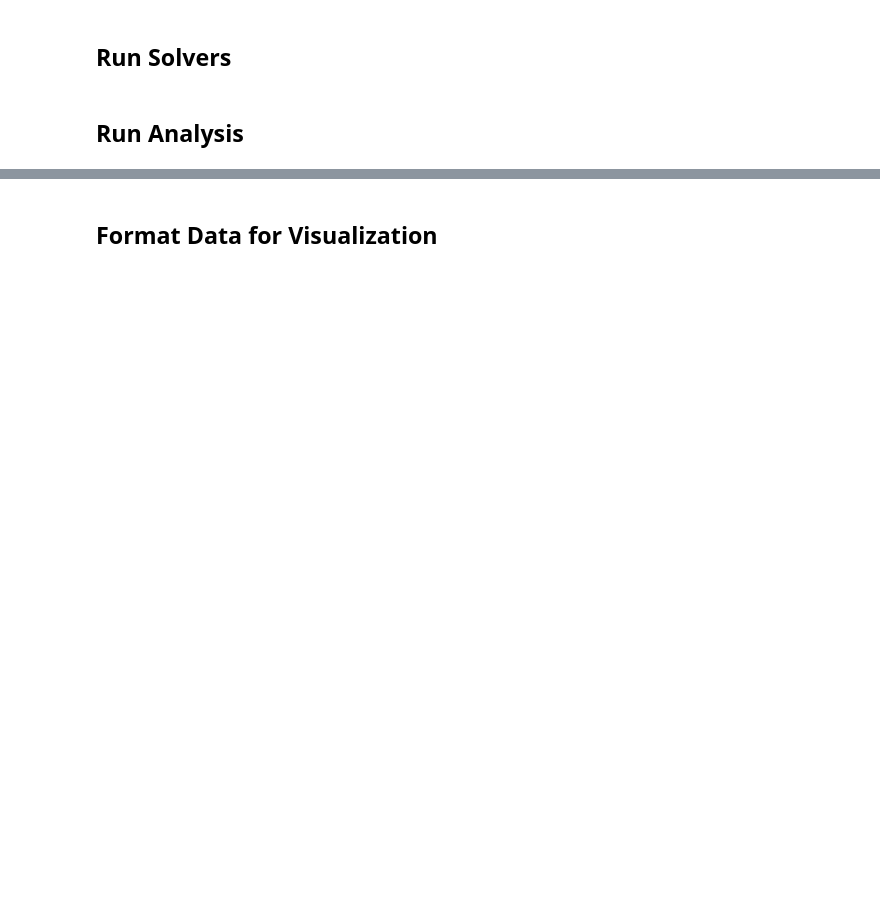
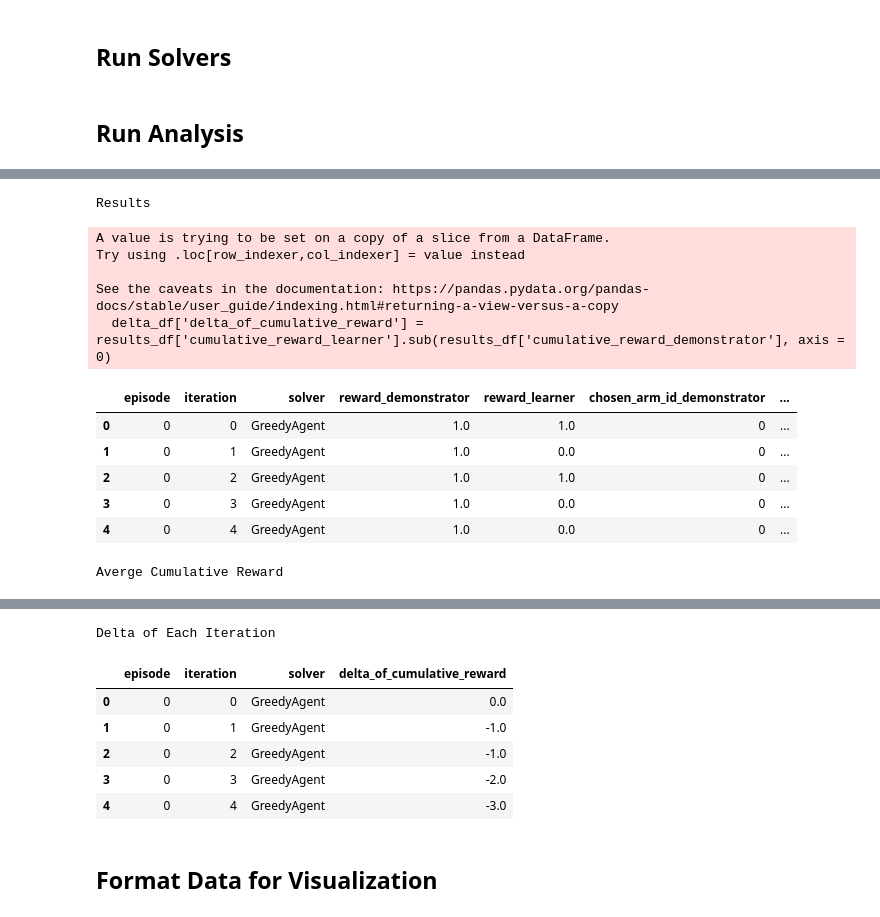
Before and after one commit to martinezjulio/socialmotivation, a Jupyter notebook: mamabp_visualizations.ipynb, the cells around one changed output, grey strips where cells are left out. Cells and saved outputs as stored; diff of their text form; code cells hidden in the pictures; blank space fills up the shorter version.

```diff
--- a/mamabp_visualizations.ipynb
+++ b/mamabp_visualizations.ipynb
@@ -107,0 +95,42 @@ results_df
+# %%
+# Add cumulative reward (over iterations) to results_df
+results_df = pd.read_csv('/Users/juliomartinez/Documents/PhD/socialmotivation/results.csv', index_col=0)
+results_df['cumulative_reward_demonstrator'] = results_df.groupby(['solver','episode'])['reward_demonstrator'].cumsum()
+results_df['cumulative_reward_learner'] = results_df.groupby(['solver','episode'])['reward_learner'].cumsum()
+
+# Compute average cumulative reward (average across episodes)
+avg_cumulative_reward_df['avg_cumulative_reward_demonstrator'] = results_df.groupby(['solver','iteration'])['cumulative_reward_demonstrator'].mean()
+avg_cumulative_reward_df['avg_cumulative_reward_learner'] = results_df.groupby(['solver','iteration'])['cumulative_reward_learner'].mean()
+avg_cumulative_reward_demonstrator = pd.Series(results_df.groupby(['solver','iteration'])['cumulative_reward_demonstrator'].mean(), name='avg_cumulative_reward_demonstrator')
+avg_cumulative_reward_learner = pd.Series(results_df.groupby(['solver','iteration'])['cumulative_reward_learner'].mean(), name='avg_cumulative_reward_learner')
+avg_cumulative_reward_df = pd.concat([avg_cumulative_reward_demonstrator,avg_cumulative_reward_learner],axis=1)
+avg_cumulative_reward_df['delta_of_avg_cumulative_reward'] = avg_cumulative_reward_df['avg_cumulative_reward_learner'].sub(avg_cumulative_reward_df['avg_cumulative_reward_demonstrator'], axis = 0)
+avg_cumulative_reward_df
+
+delta_df = results_df[['episode', 'iteration', 'solver']]
+delta_df['delta_of_cumulative_reward'] = results_df['cumulative_reward_learner'].sub(results_df['cumulative_reward_demonstrator'], axis = 0)
+results_df.head()
+
+
+print('\n\nResults')
+display(HTML(results_df.head().to_html()))
+
+print('\n\nAverge Cumulative Reward')
+display(HTML(avg_cumulative_reward_df.head().to_html()))
+
+print('\n\nDelta of Each Iteration')
+display(HTML(delta_df.head().to_html()))
+# %% [output]
+Results
+A value is trying to be set on a copy of a slice from a DataFrame.
+Try using .loc[row_indexer,col_indexer] = value instead
+
+See the caveats in the documentation: https://pandas.pydata.org/pandas-docs/stable/user_guide/indexing.html#returning-a-view-versus-a-copy
+  delta_df['delta_of_cumulative_reward'] = results_df['cumulative_reward_learner'].sub(results_df['cumulative_reward_demonstrator'], axis = 0)
+|  | episode | iteration | solver | reward_demonstrator | reward_learner | chosen_arm_id_demonstrator | ... |
+| 0 | 0 | 0 | GreedyAgent | 1.0 | 1.0 | 0 | ... |
+| 1 | 0 | 1 | GreedyAgent | 1.0 | 0.0 | 0 | ... |
+| 2 | 0 | 2 | GreedyAgent | 1.0 | 1.0 | 0 | ... |
+| 3 | 0 | 3 | GreedyAgent | 1.0 | 0.0 | 0 | ... |
+| 4 | 0 | 4 | GreedyAgent | 1.0 | 0.0 | 0 | ... |
+Averge Cumulative Reward
@@ -108,3 +144,10 @@ results_df
+Delta of Each Iteration
+|  | episode | iteration | solver | delta_of_cumulative_reward |
+| 0 | 0 | 0 | GreedyAgent | 0.0 |
+| 1 | 0 | 1 | GreedyAgent | -1.0 |
+| 2 | 0 | 2 | GreedyAgent | -1.0 |
+| 3 | 0 | 3 | GreedyAgent | -2.0 |
+| 4 | 0 | 4 | GreedyAgent | -3.0 |
 # %% [markdown]
 ## Format Data for Visualization
 # %%
```
Also changed, not shown: parts of 9 cells of this notebook, 4 other files.
